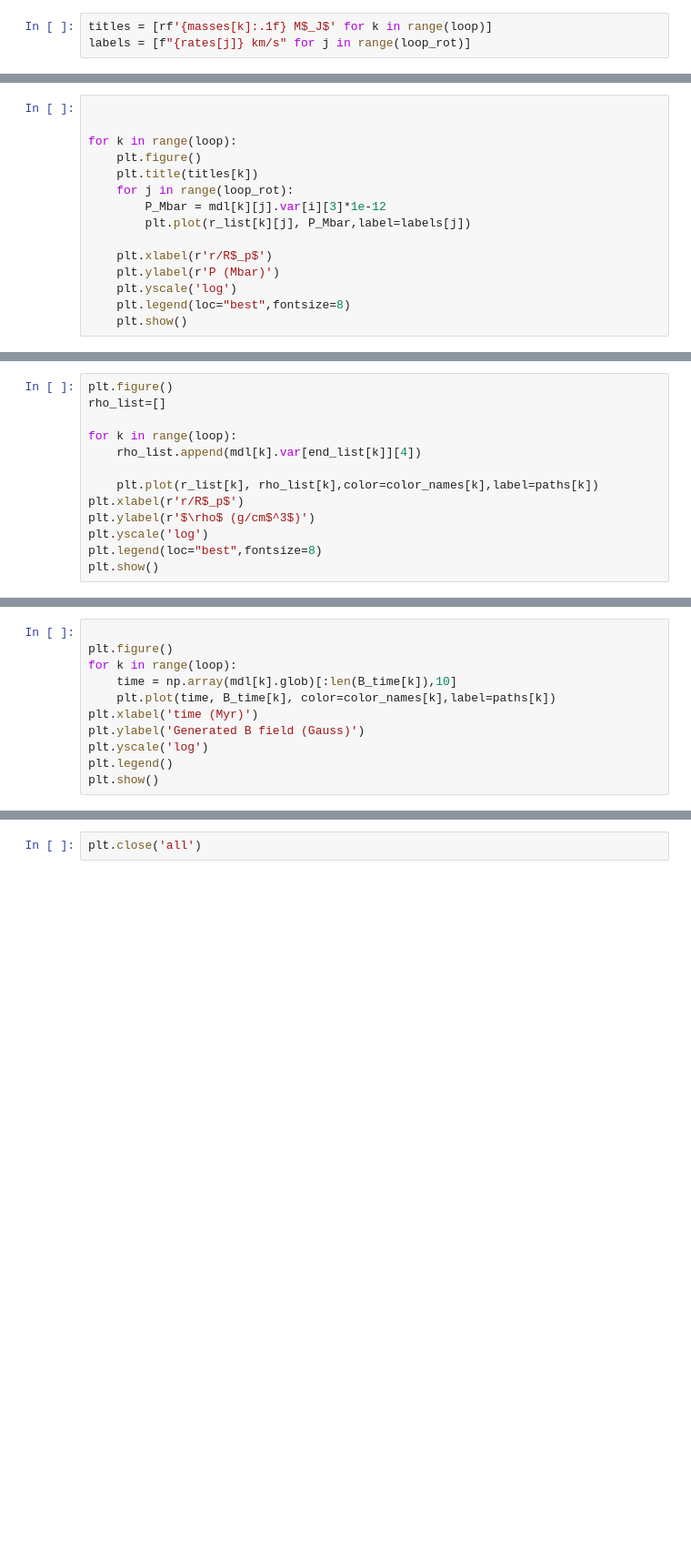
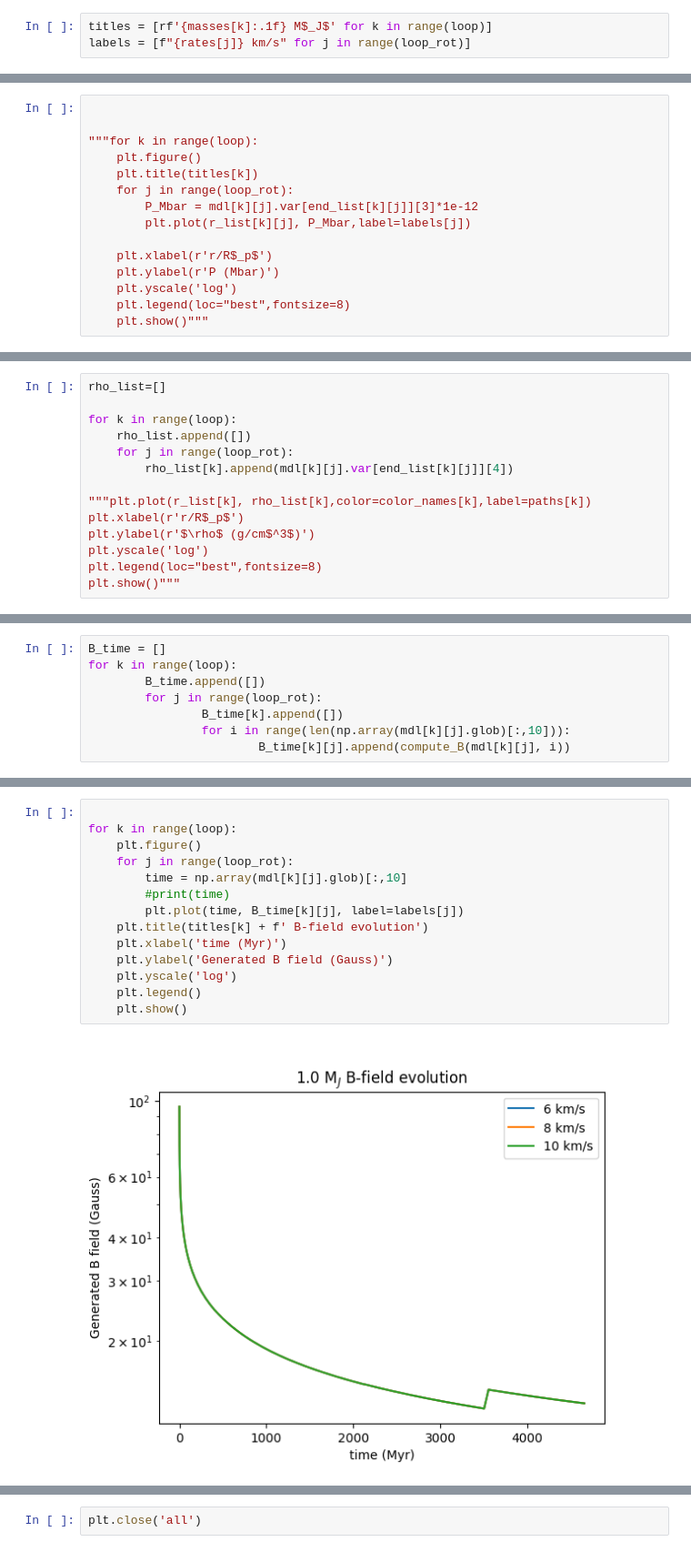
Before and after one commit to olwenrering/Gas-Dynamics-Project, a Jupyter notebook: test_all.ipynb, the cells around one changed output, grey strips where cells are left out. Shown at 91% size. Saved outputs shown, nothing was run; the diff lists cells and outputs as text; blank space fills up the shorter version.

```diff
--- a/test_all.ipynb
+++ b/test_all.ipynb
@@ -392,16 +355,16 @@ plt.close('all')
 # %%
 
 
-for k in range(loop):
+"""for k in range(loop):
     plt.figure()
     plt.title(titles[k])
     for j in range(loop_rot):
-        P_Mbar = mdl[k][j].var[i][3]*1e-12
+        P_Mbar = mdl[k][j].var[end_list[k][j]][3]*1e-12
         plt.plot(r_list[k][j], P_Mbar,label=labels[j])
 
     plt.xlabel(r'r/R$_p$')
     plt.ylabel(r'P (Mbar)')
     plt.yscale('log')
     plt.legend(loc="best",fontsize=8)
-    plt.show()
+    plt.show()"""
 # %% [output]
@@ -474,13 +444,14 @@ def plot_Rm_over_time(i=0):
 # %%
-plt.figure()
 rho_list=[]
 
 for k in range(loop):
-    rho_list.append(mdl[k].var[end_list[k]][4])
+    rho_list.append([])
+    for j in range(loop_rot):
+        rho_list[k].append(mdl[k][j].var[end_list[k][j]][4])
 
-    plt.plot(r_list[k], rho_list[k],color=color_names[k],label=paths[k])
+"""plt.plot(r_list[k], rho_list[k],color=color_names[k],label=paths[k])
 plt.xlabel(r'r/R$_p$')
 plt.ylabel(r'$\rho$ (g/cm$^3$)')
 plt.yscale('log')
 plt.legend(loc="best",fontsize=8)
-plt.show()
+plt.show()"""
@@ -597,0 +574,8 @@ def plot_Elsasser_over_time(i=0):
+# %%
+B_time = []
+for k in range(loop):
+        B_time.append([])
+        for j in range(loop_rot):
+                B_time[k].append([])
+                for i in range(len(np.array(mdl[k][j].glob)[:,10])):
+                        B_time[k][j].append(compute_B(mdl[k][j], i))
@@ -598,11 +617,16 @@ def plot_Elsasser_over_time(i=0):
 # %%
 
-plt.figure()
 for k in range(loop):
-    time = np.array(mdl[k].glob)[:len(B_time[k]),10]
-    plt.plot(time, B_time[k], color=color_names[k],label=paths[k])
-plt.xlabel('time (Myr)')
-plt.ylabel('Generated B field (Gauss)')
-plt.yscale('log')
-plt.legend()
-plt.show()
+    plt.figure()
+    for j in range(loop_rot):
+        time = np.array(mdl[k][j].glob)[:,10]
+        #print(time)
+        plt.plot(time, B_time[k][j], label=labels[j])
+    plt.title(titles[k] + f' B-field evolution')
+    plt.xlabel('time (Myr)')
+    plt.ylabel('Generated B field (Gauss)')
+    plt.yscale('log')
+    plt.legend()
+    plt.show()
+# %% [output]
+[figure, added]
```
Also changed, not shown: parts of 28 cells of this notebook, 1 other file.
